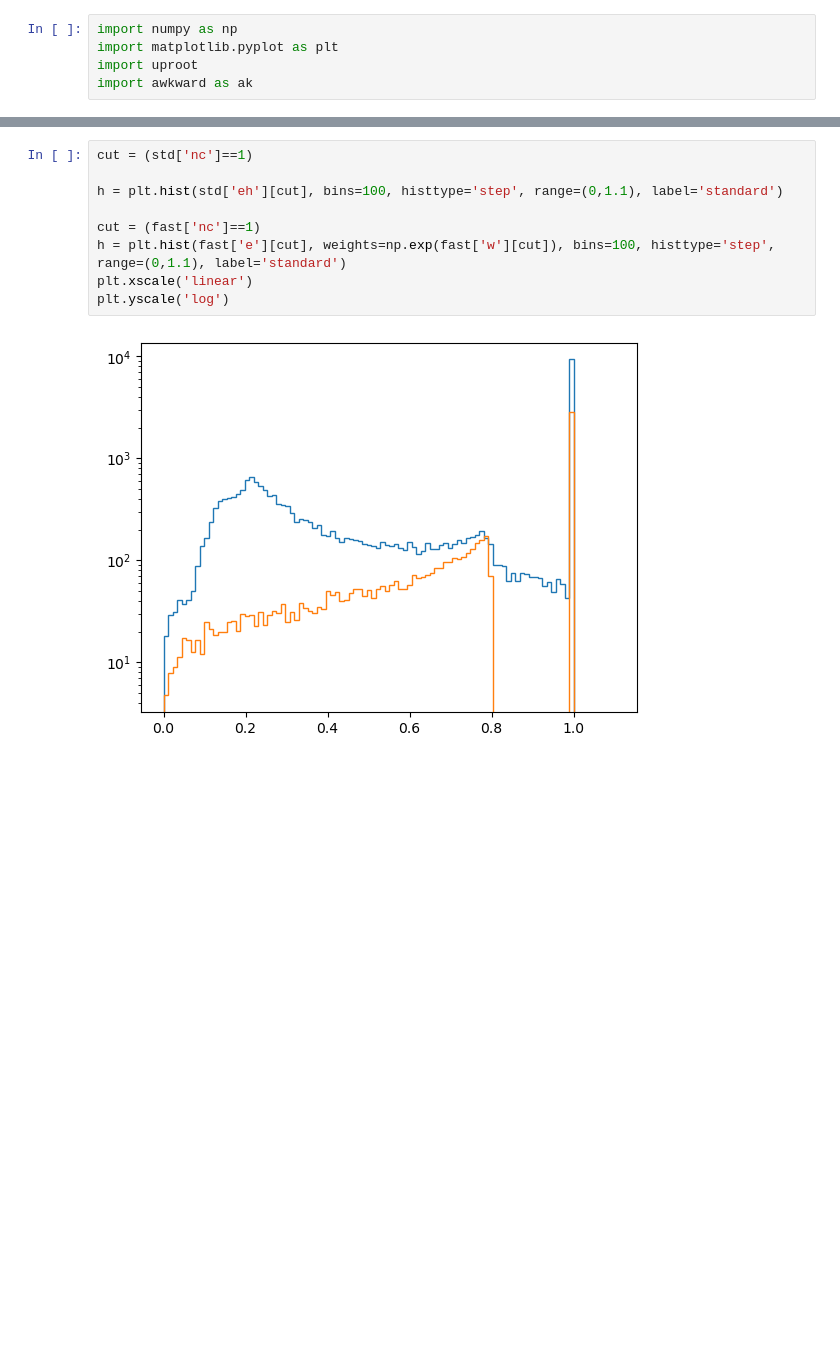
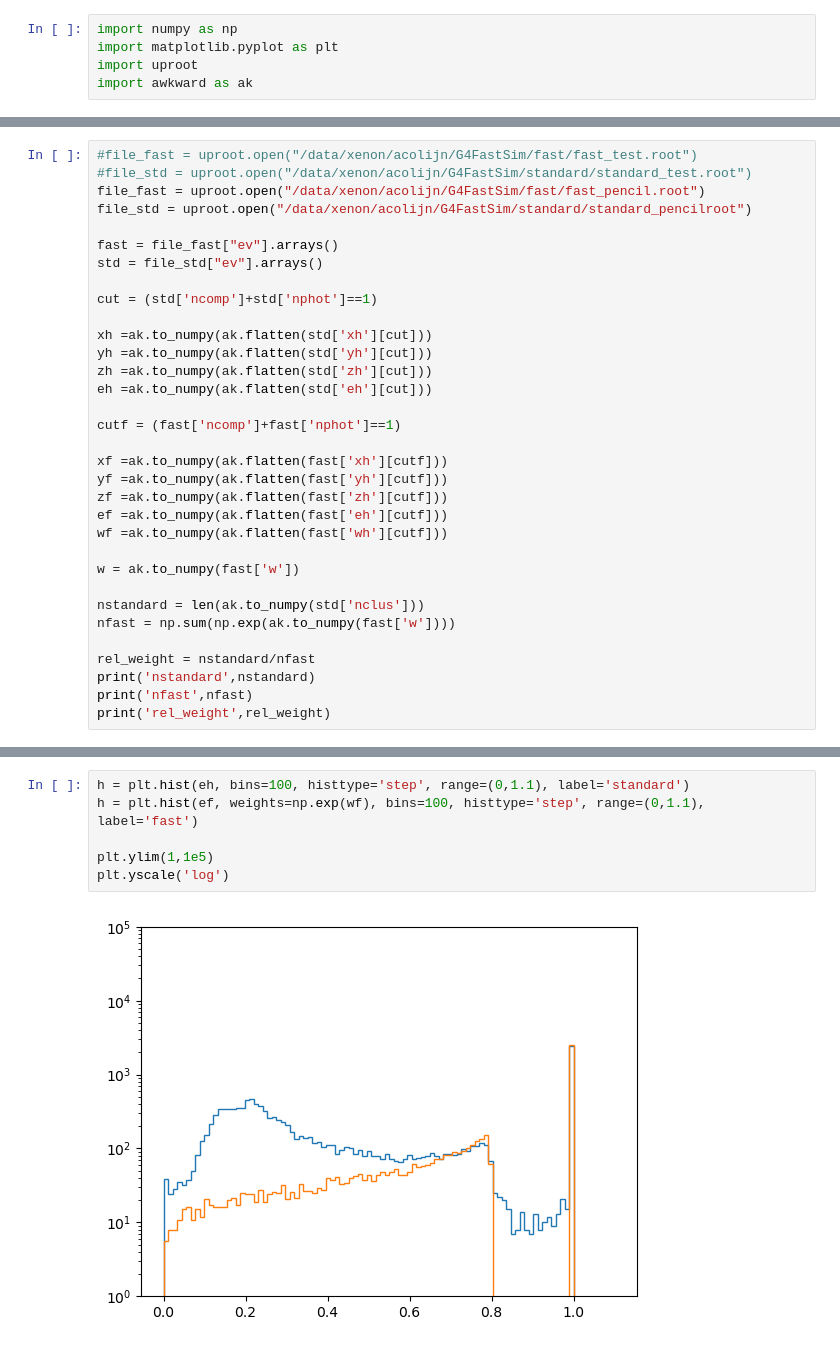
Before and after one commit to acolijn/G4FastSim, a Jupyter notebook: notebook/compare.ipynb, the cells around one changed output, grey strips where cells are left out. Cells and saved outputs as stored; diff of their text form; blank space fills up the shorter version.

```diff
--- a/notebook/compare.ipynb
+++ b/notebook/compare.ipynb
@@ -11,0 +6,33 @@ std = file_std["ev"].arrays()
+# %%
+#file_fast = uproot.open("/data/xenon/acolijn/G4FastSim/fast/fast_test.root")
+#file_std = uproot.open("/data/xenon/acolijn/G4FastSim/standard/standard_test.root")
+file_fast = uproot.open("/data/xenon/acolijn/G4FastSim/fast/fast_pencil.root")
+file_std = uproot.open("/data/xenon/acolijn/G4FastSim/standard/standard_pencilroot")
+
+fast = file_fast["ev"].arrays()
+std = file_std["ev"].arrays()
+
+cut = (std['ncomp']+std['nphot']==1)
+
+xh =ak.to_numpy(ak.flatten(std['xh'][cut]))
+yh =ak.to_numpy(ak.flatten(std['yh'][cut]))
+zh =ak.to_numpy(ak.flatten(std['zh'][cut]))
+eh =ak.to_numpy(ak.flatten(std['eh'][cut]))
+
+cutf = (fast['ncomp']+fast['nphot']==1)
+
+xf =ak.to_numpy(ak.flatten(fast['xh'][cutf]))
+yf =ak.to_numpy(ak.flatten(fast['yh'][cutf]))
+zf =ak.to_numpy(ak.flatten(fast['zh'][cutf]))
+ef =ak.to_numpy(ak.flatten(fast['eh'][cutf]))
+wf =ak.to_numpy(ak.flatten(fast['wh'][cutf]))
+
+w = ak.to_numpy(fast['w'])
+
+nstandard = len(ak.to_numpy(std['nclus']))
+nfast = np.sum(np.exp(ak.to_numpy(fast['w'])))
+
+rel_weight = nstandard/nfast
+print('nstandard',nstandard)
+print('nfast',nfast)
+print('rel_weight',rel_weight)
@@ -12,12 +43,9 @@ std = file_std["ev"].arrays()
 # %%
-cut = (std['nc']==1)
+h = plt.hist(eh, bins=100, histtype='step', range=(0,1.1), label='standard')
+h = plt.hist(ef, weights=np.exp(wf), bins=100, histtype='step', range=(0,1.1), label='fast')
 
-h = plt.hist(std['eh'][cut], bins=100, histtype='step', range=(0,1.1), label='standard')
-
-cut = (fast['nc']==1)
-h = plt.hist(fast['e'][cut], weights=np.exp(fast['w'][cut]), bins=100, histtype='step', range=(0,1.1), label='standard')
-plt.xscale('linear')
+plt.ylim(1,1e5)
 plt.yscale('log')
 # %% [output]
-[figure, old version]
+[figure, new version]
 # %%
```
Also changed, not shown: parts of 6 cells of this notebook, 12 other files.
